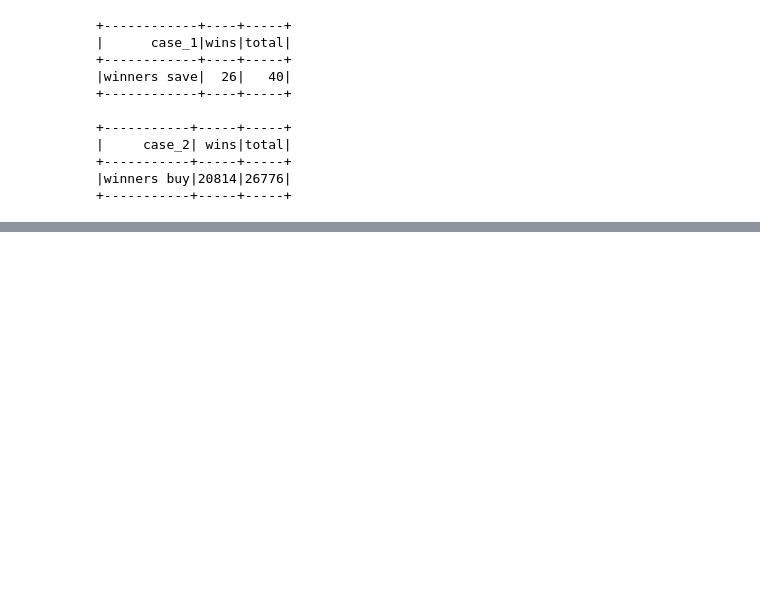
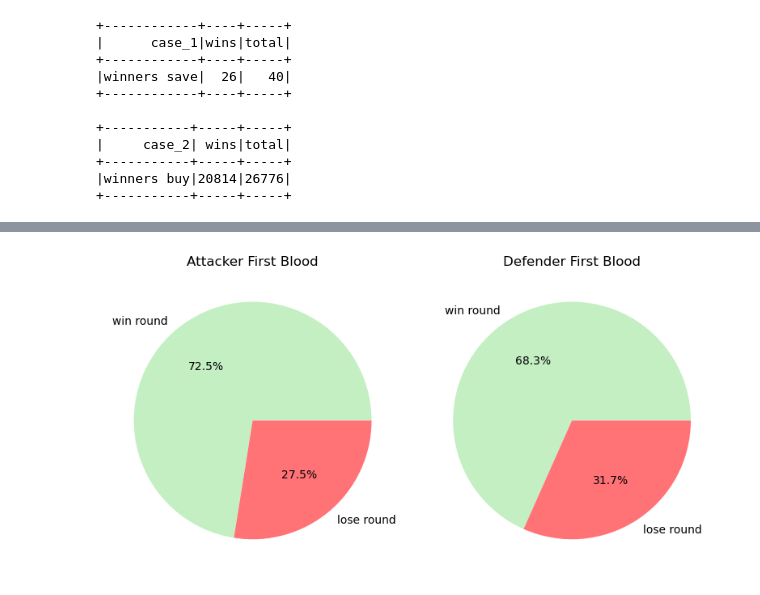
Before and after one commit to ashleyradford/spark-analysis, a Jupyter notebook: csgo_analysis.ipynb, the cells around one changed output, grey strips where cells are left out. Drawn from its saved outputs; the diff is of its cells as text; code cells hidden in the pictures; blank space fills up the shorter version.

```diff
--- a/csgo_analysis.ipynb
+++ b/csgo_analysis.ipynb
@@ -1787,0 +1985,25 @@ Yep, interestingly enough, losers are unable to full buy their third round. This
+# %%
+# create pie charts for both sides to better compare
+fig, axs = plt.subplots(1, 2, figsize=(8, 5))
+labels = ["win round", "lose round"]
+colors = ['#C3EFC3', '#FF7377']
+
+# pie chart for attackers
+awp = attackers_first_blood_pd.loc[0,'first_blood_win_percentage']
+wedges = [awp, 100 - awp]
+
+axs[0].set_title("Attacker First Blood")
+axs[0].pie(wedges, labels=labels, colors=colors, autopct='%1.1f%%')
+
+# pie chart for defenders
+dwp = defenders_first_blood_pd.loc[0,'first_blood_win_percentage']
+wedges = [dwp, 100 - dwp]
+
+axs[1].set_title("Defender First Blood")
+axs[1].pie(wedges, labels=labels, colors=colors, autopct='%1.1f%%')
+
+# display the plot
+plt.tight_layout()
+plt.show()
+# %% [output]
+[figure, added]
```
Also changed, not shown: parts of 51 cells of this notebook.
